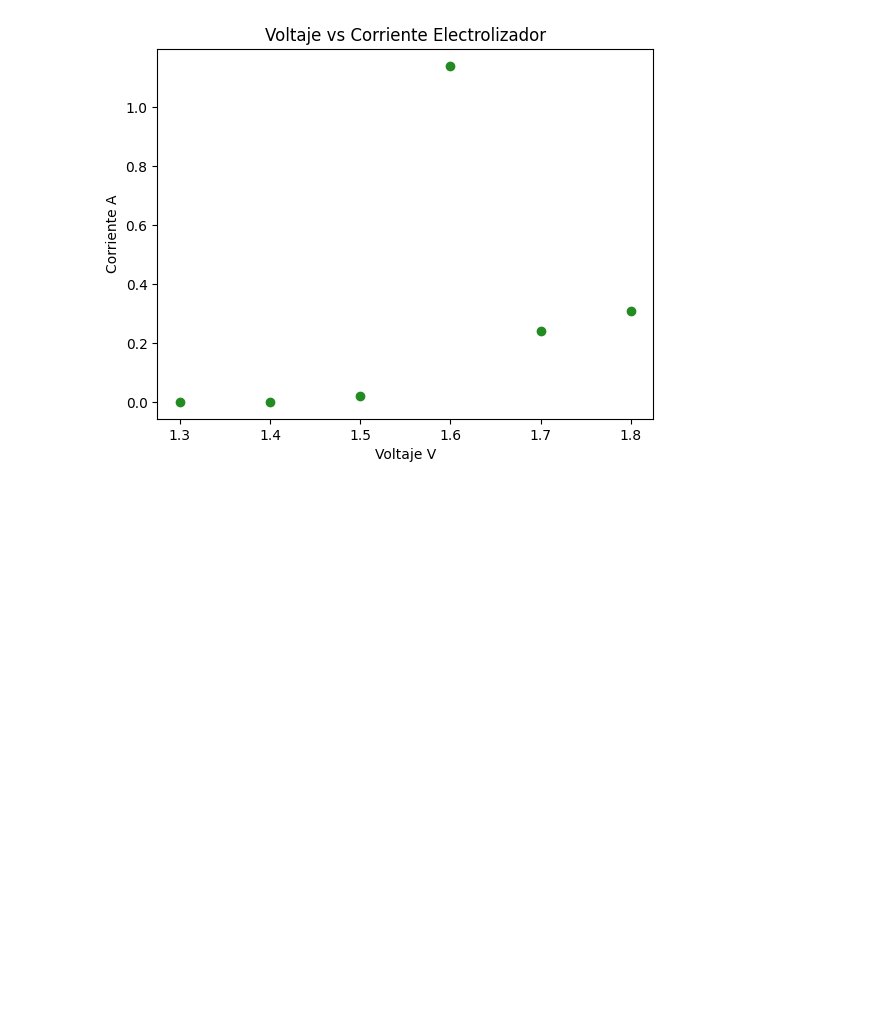
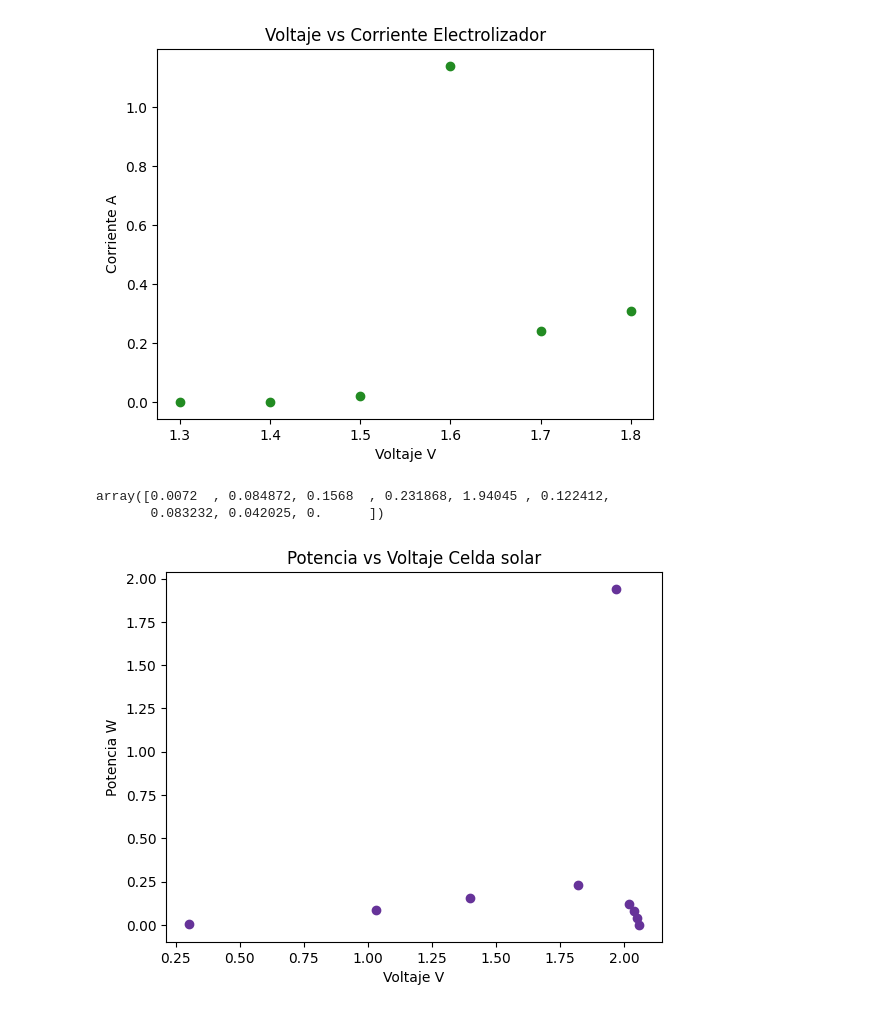
Before and after one commit to Emyfoton/Codigos_pregrado, a Jupyter notebook: Celda_solar.ipynb, the cells around one changed output. Cells and saved outputs as stored; diff of their text form; code cells hidden in the pictures; blank space fills up the shorter version.

```diff
--- a/Celda_solar.ipynb
+++ b/Celda_solar.ipynb
@@ -45,3 +45,26 @@ plt.ylabel("Corriente A")
 plt.show()
 # %% [output]
 [figure]
+# %%
+potencia1= (vp2[0])**2*ip2[0]
+potencia2= (vp2[1])**2*ip2[1]
+potencia3= (vp2[2])**2*ip2[2]
+potencia4= (vp2[3])**2*ip2[3]
+potencia5= (vp2[4])**2*ip2[4]
+potencia6= (vp2[5])**2*ip2[5]
+potencia7= (vp2[6])**2*ip2[6]
+potencia8= (vp2[7])**2*ip2[7]
+potencia9= (vp2[8])**2*ip2[8]
+
+p= np.array([potencia1, potencia2, potencia3, potencia4, potencia5, potencia6, potencia7, potencia8, potencia9])
+# %% [output]
+array([0.0072  , 0.084872, 0.1568  , 0.231868, 1.94045 , 0.122412,
+       0.083232, 0.042025, 0.      ])
+# %%
+plt.scatter(vp2, p, c="rebeccapurple")
+plt.title("Potencia vs Voltaje Celda solar")
+plt.ylabel("Potencia W")
+plt.xlabel("Voltaje V")
+plt.show()
+# %% [output]
+[figure, added]
```
